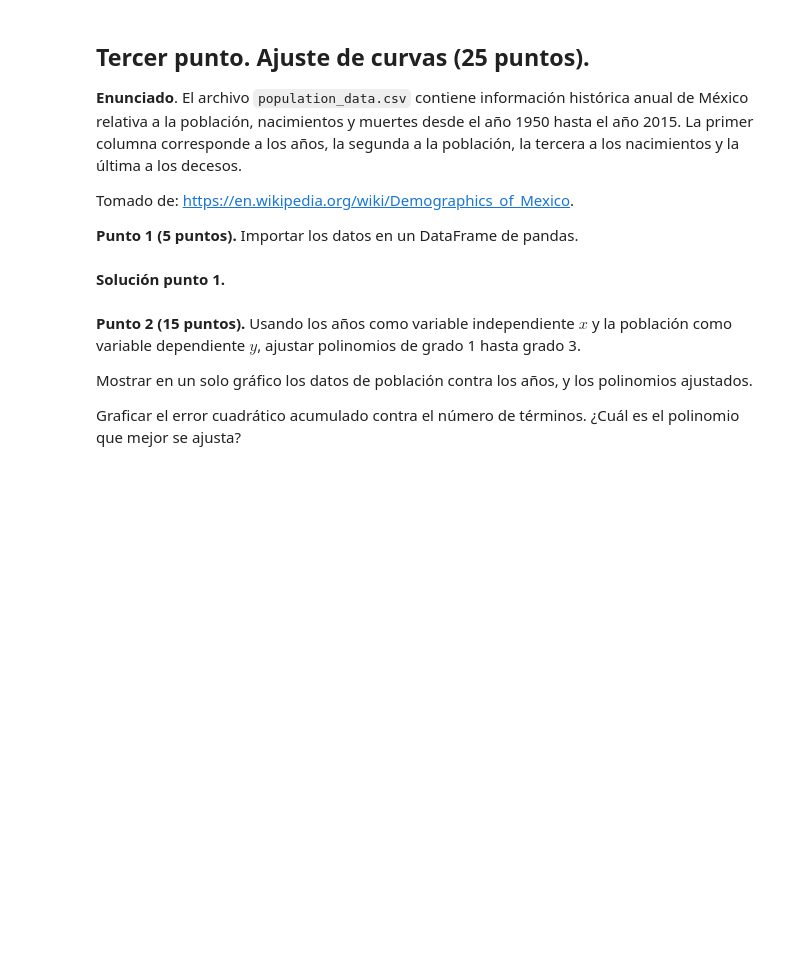
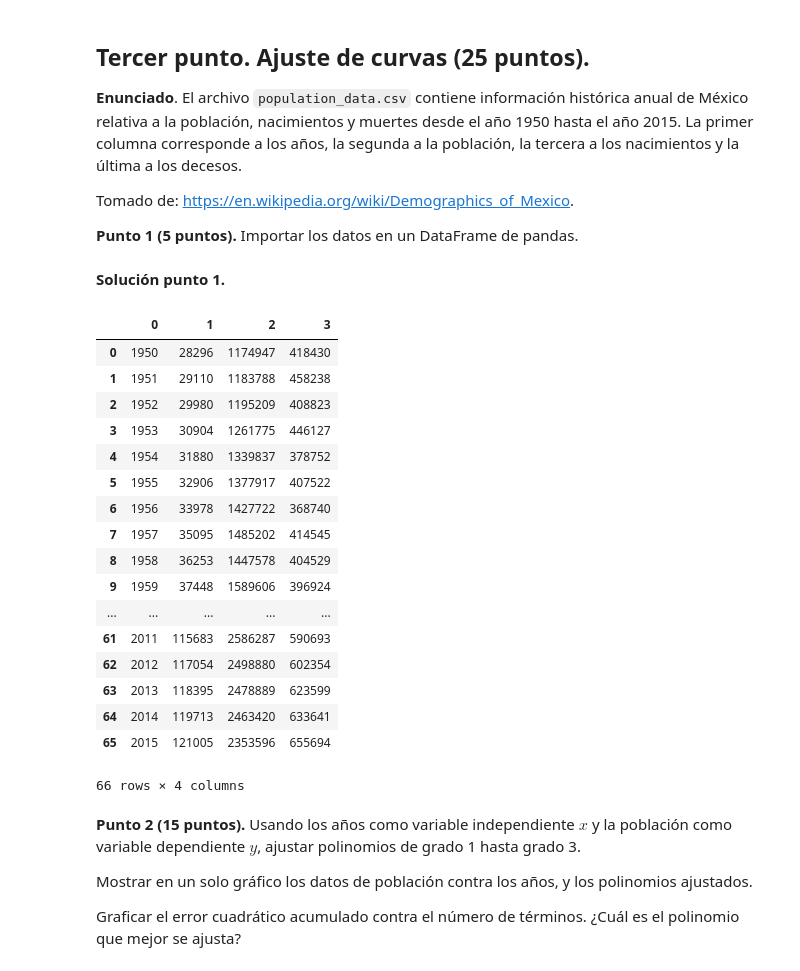
Before and after one commit to marcosotm/SimMat2018-1, a Jupyter notebook: Modulo1/Clase8_RepasoModulo1.ipynb, the cells around one changed output. Drawn from its saved outputs; the diff is of its cells as text; code cells hidden in the pictures; blank space fills up the shorter version.

```diff
--- a/Modulo1/Clase8_RepasoModulo1.ipynb
+++ b/Modulo1/Clase8_RepasoModulo1.ipynb
@@ -102,3 +192,27 @@ Tomado de: https://en.wikipedia.org/wiki/Demographics_of_Mexico.
+# %%
+data_file = 'population_data.csv'
+data = pd.read_csv(data_file, header=None)
+# %%
+data
+# %% [output]
+|  | 0 | 1 | 2 | 3 |
+| 0 | 1950 | 28296 | 1174947 | 418430 |
+| 1 | 1951 | 29110 | 1183788 | 458238 |
+| 2 | 1952 | 29980 | 1195209 | 408823 |
+| 3 | 1953 | 30904 | 1261775 | 446127 |
+| 4 | 1954 | 31880 | 1339837 | 378752 |
+| 5 | 1955 | 32906 | 1377917 | 407522 |
+| 6 | 1956 | 33978 | 1427722 | 368740 |
+| 7 | 1957 | 35095 | 1485202 | 414545 |
+| 8 | 1958 | 36253 | 1447578 | 404529 |
+| 9 | 1959 | 37448 | 1589606 | 396924 |
+| ... | ... | ... | ... | ... |
+| 61 | 2011 | 115683 | 2586287 | 590693 |
+| 62 | 2012 | 117054 | 2498880 | 602354 |
+| 63 | 2013 | 118395 | 2478889 | 623599 |
+| 64 | 2014 | 119713 | 2463420 | 633641 |
+| 65 | 2015 | 121005 | 2353596 | 655694 |
+66 rows × 4 columns
 # %% [markdown]
 **Punto 2 (15 puntos).** Usando los años como variable independiente $x$ y la población como variable dependiente $y$, ajustar polinomios de grado 1 hasta grado 3.
 
```
Also changed, not shown: parts of 23 cells of this notebook, 1 other file.
